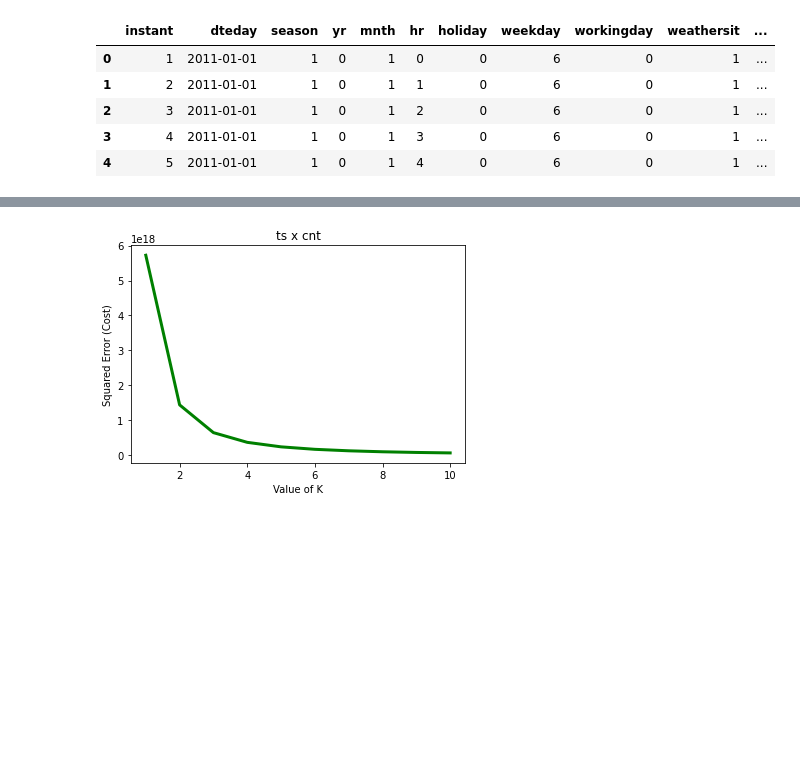
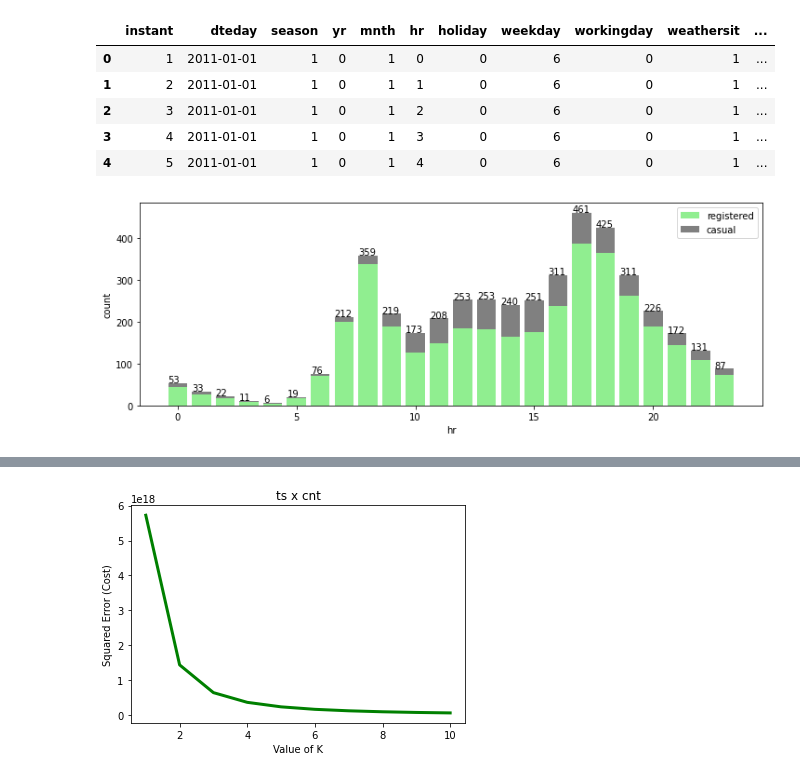
Before and after one commit to lucastsc/bike, a Jupyter notebook: bike.ipynb, the cells around one changed output, grey strips where cells are left out. Cells and saved outputs as stored; diff of their text form; code cells hidden in the pictures; blank space fills up the shorter version.

Commit message:
feat: analysis for some features with stacked graphs between casual and registered users

```diff
--- a/bike.ipynb
+++ b/bike.ipynb
@@ -57,3 +57,32 @@ df.head()
 | 2 | 3 | 2011-01-01 | 1 | 0 | 1 | 2 | 0 | 6 | 0 | 1 | ... |
 | 3 | 4 | 2011-01-01 | 1 | 0 | 1 | 3 | 0 | 6 | 0 | 1 | ... |
 | 4 | 5 | 2011-01-01 | 1 | 0 | 1 | 4 | 0 | 6 | 0 | 1 | ... |
+# %%
+def plot_stacked(xcol, y1col, y2col, figsize, legend_loc):
+    #plotting mean registered and casual bike rents for day hour
+    fig, axs = plt.subplots(figsize = figsize)
+    width = 0.8
+
+    #registered bars
+    x1 = df.groupby(by=[xcol])[y1col].mean().index
+    y1 = df.groupby(by=[xcol])[y1col].mean().values
+    axs.bar(x1, y1, label = y1col, width = width, color = 'lightgreen')
+
+    #casual bars
+    x2 = df.groupby(by=[xcol])[y2col].mean().index
+    y2 = df.groupby(by=[xcol])[y2col].mean().values
+    axs.bar(x2, y2, bottom = y1, label = y2col, width = width, color = 'grey')
+
+    #axis labels and legends
+    axs.set_xlabel(xcol)
+    axs.set_ylabel('count')
+    axs.legend(loc = legend_loc)
+
+    #add text on top of the bars
+    for i, data in enumerate(y1 + y2):
+        plt.text(x = x1[i] - width*0.5, y = data + 1 , s=f"{int(data)}" , fontdict = dict(fontsize=10))
+# %%
+#stacked plot between day hour and total bike rents (count)
+plot_stacked('hr', 'registered', 'casual', (12, 4), 'upper right')
+# %% [output]
+[figure, added]
```
Also changed, not shown: parts of 8 cells of this notebook.
